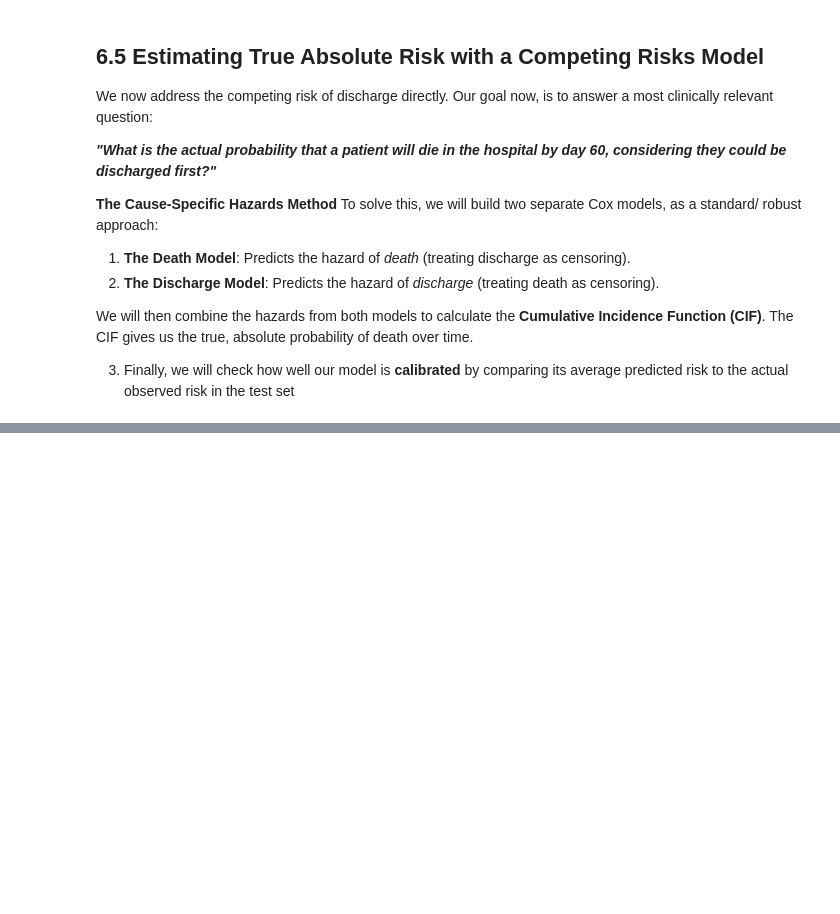
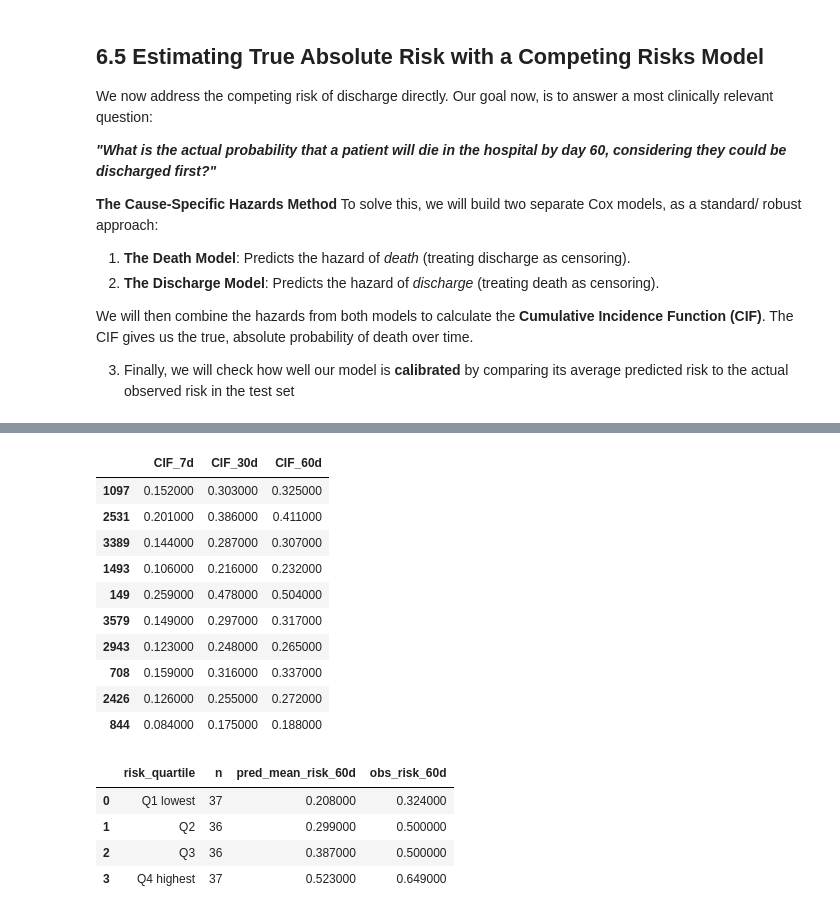
Before and after one commit to IE-ML-for-Healthcare/ICU_Survival_analysis, a Jupyter notebook: 02_ICU_Survival_analysis_CPH.ipynb, the cells around one changed output, grey strips where cells are left out. Saved outputs shown, nothing was run; the diff lists cells and outputs as text; code cells hidden in the pictures; blank space fills up the shorter version.

```diff
--- a/02_ICU_Survival_analysis_CPH.ipynb
+++ b/02_ICU_Survival_analysis_CPH.ipynb
@@ -1328 +1052,55 @@ display(calib_60d_df.round(3))
+# %%
+# 6.5 Absolute risk under competing discharge using cause-specific Cox + nonparametric CIF
+# require a real competing event indicator
+COMPETING_COL = [c for c in y_train.columns if "discharge" in c.lower() or "competing" in c.lower()][0]
+
+# design matrices
+X_tr = utils.to_dataframe(cox_preprocessor, X_train)
+X_te = utils.to_dataframe(cox_preprocessor, X_test)
+
+# cause-specific frames
+def _cs(X_df, y_df, event_col):
+    out = pd.concat([X_df.reset_index(drop=True),
+                     y_df[["duration_days", "event_death", COMPETING_COL]].reset_index(drop=True)], axis=1)
+    out["event_for_model"] = (out[event_col] == 1).astype(int)
+    return out[["duration_days", "event_for_model"] + list(X_df.columns)]
+
+df_tr_death = _cs(X_tr, y_train, "event_death")
+df_tr_disc  = _cs(X_tr, y_train, COMPETING_COL)
+
+# fit cause-specific Cox
+cph_death = CoxPHFitter().fit(df_tr_death, "duration_days", "event_for_model", show_progress=False)
+cph_disc  = CoxPHFitter().fit(df_tr_disc,  "duration_days", "event_for_model", show_progress=False)
+
+# predict patient-level CIF at 7, 30, 60 days
+eval_times = np.array([7.0, 30.0, 60.0], dtype=float)
+pred_cif_df = utils.predict_cif_from_csh(cph_death, cph_disc, X_te, eval_times)
+display(pred_cif_df.round(3).head(10).style)
+
+# calibration by quartile at 60 days using nonparametric CIF
+calib_60d_df = utils.check_calibration_competing_risk(
+    y_test,
+    pred_cif_df["CIF_60d"],
+    duration_col="duration_days",
+    event_col="event_death",
+    competing_col=COMPETING_COL
+)
+display(calib_60d_df.round(3).style)
+# %% [output]
+|  | CIF_7d | CIF_30d | CIF_60d |
+| 1097 | 0.152000 | 0.303000 | 0.325000 |
+| 2531 | 0.201000 | 0.386000 | 0.411000 |
+| 3389 | 0.144000 | 0.287000 | 0.307000 |
+| 1493 | 0.106000 | 0.216000 | 0.232000 |
+| 149 | 0.259000 | 0.478000 | 0.504000 |
+| 3579 | 0.149000 | 0.297000 | 0.317000 |
+| 2943 | 0.123000 | 0.248000 | 0.265000 |
+| 708 | 0.159000 | 0.316000 | 0.337000 |
+| 2426 | 0.126000 | 0.255000 | 0.272000 |
+| 844 | 0.084000 | 0.175000 | 0.188000 |
+|  | risk_quartile | n | pred_mean_risk_60d | obs_risk_60d |
+| 0 | Q1 lowest | 37 | 0.208000 | 0.324000 |
+| 1 | Q2 | 36 | 0.299000 | 0.500000 |
+| 2 | Q3 | 36 | 0.387000 | 0.500000 |
+| 3 | Q4 highest | 37 | 0.523000 | 0.649000 |
 # %% [markdown]
```
Also changed, not shown: parts of 8 cells of this notebook, 1 other file.
